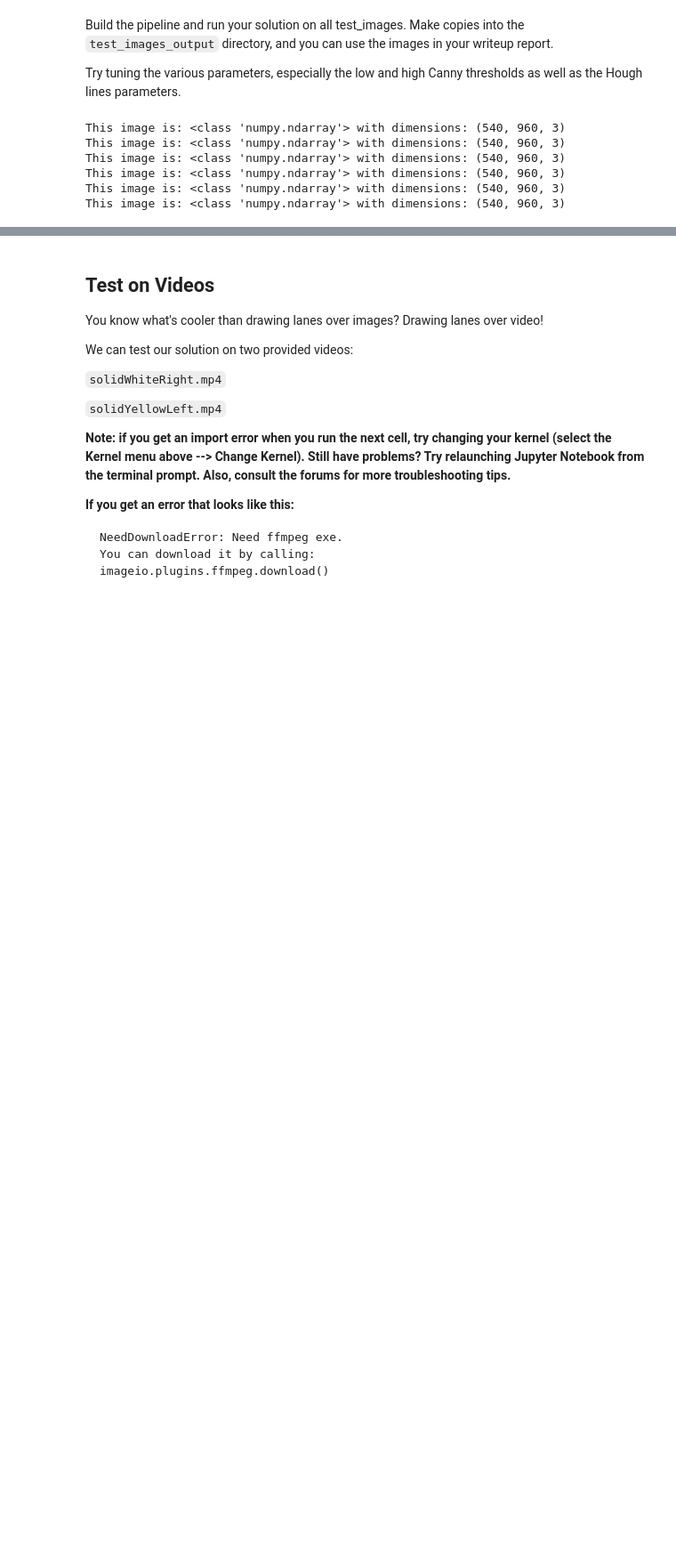
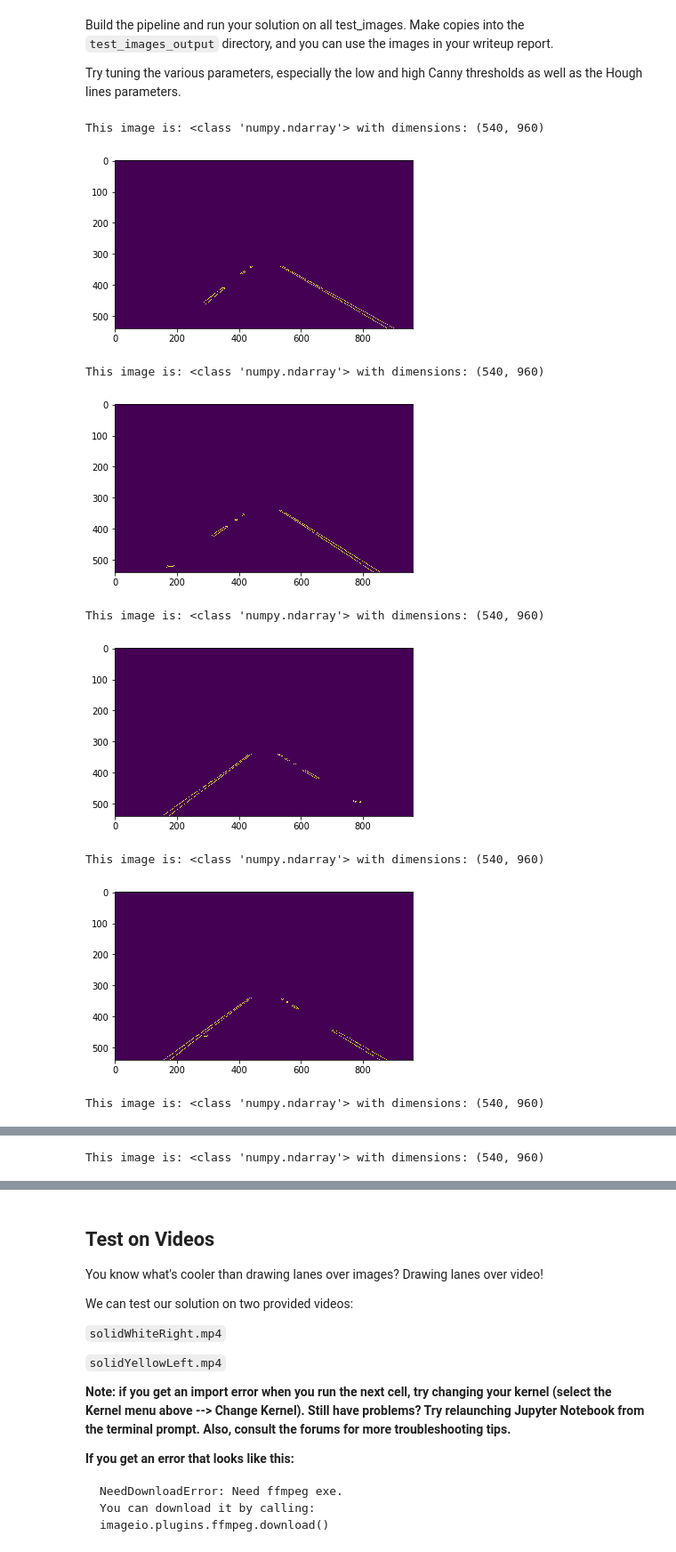
Before and after one commit to MaciejBorkow/CarND-LaneLines-P1, a Jupyter notebook: P1.ipynb, the cells around one changed output, grey strips where cells are left out. Shown: that part at 89% size. Saved outputs shown, nothing was run; the diff lists cells and outputs as text; code cells hidden in the pictures; blank space fills up the shorter version.

Commit message:
file P1 - finction "line_detection" - calibrated mask area

```diff
--- a/P1.ipynb
+++ b/P1.ipynb
@@ -195,34 +196,50 @@ Try tuning the various parameters, especially the low and high Canny thresholds
 # %%
 # TODO: Build your pipeline that will draw lane lines on the test_images
 # then save them to the test_images directory.
 
 def line_detection(images_path, output_directory, detection_type):
     """
     Detects lane lines, annotates them as solid/raw lines to input images and saves them in the 'output_directory'.
     NOTE: Type of annotates lines is determined by 'detection type' argument.
 
     'images_path' path to directory with images to detect lane lines.
 
     'output_directory' is a directory where the images with detected lines will be saved.
 
     'detection_type' determined type of annotated lines for detected lane lines:
         'raw' - line segment(raw) line
         'solid' - solid lines (one for left and one for rigth side)
     """
     image_names_list = os.listdir(images_path)
     # do loop over all images in  images directory
     for image_name in image_names_list:
         image = mpimg.imread(images_path + image_name)
-        print('This image is:', type(image), 'with dimensions:', image.shape)
+        imshape = image.shape
+        # change into gray scale
+        image_gray = grayscale(image)
+        print('This image is:', type(image_gray), 'with dimensions:', image_gray.shape)
+        # bluring of image to better
+        image_gray_blur = gaussian_blur(image_gray, 5)
+        # edge detection by Canny algorithm
+        image_canny = canny(image_gray_blur, 50, 150)
+        # exctract area of interest by masking other pixels
+        vertices = np.array([[(120, 540), (420, 340), (550, 340), (960, 540)]], dtype=np.int32)
+        masked_image = region_of_interest(image_canny, vertices)
+
+        plt.imshow(masked_image)
+        plt.show()
 
 
 images_path = "test_images/"
 output_directory = "test_images_output/"
 line_detection(images_path, output_directory, "raw")
 # %% [output]
-This image is: <class 'numpy.ndarray'> with dimensions: (540, 960, 3)
-This image is: <class 'numpy.ndarray'> with dimensions: (540, 960, 3)
-This image is: <class 'numpy.ndarray'> with dimensions: (540, 960, 3)
-This image is: <class 'numpy.ndarray'> with dimensions: (540, 960, 3)
-This image is: <class 'numpy.ndarray'> with dimensions: (540, 960, 3)
-This image is: <class 'numpy.ndarray'> with dimensions: (540, 960, 3)
+This image is: <class 'numpy.ndarray'> with dimensions: (540, 960)
+[figure, added]
+This image is: <class 'numpy.ndarray'> with dimensions: (540, 960)
+[figure, added]
+This image is: <class 'numpy.ndarray'> with dimensions: (540, 960)
+[figure, added]
+This image is: <class 'numpy.ndarray'> with dimensions: (540, 960)
+[figure, added]
+This image is: <class 'numpy.ndarray'> with dimensions: (540, 960)
@@ -228,0 +247 @@ This image is: <class 'numpy.ndarray'> with dimensions: (540, 960, 3)
+This image is: <class 'numpy.ndarray'> with dimensions: (540, 960)
```
Also changed, not shown: parts of 2 cells of this notebook.
